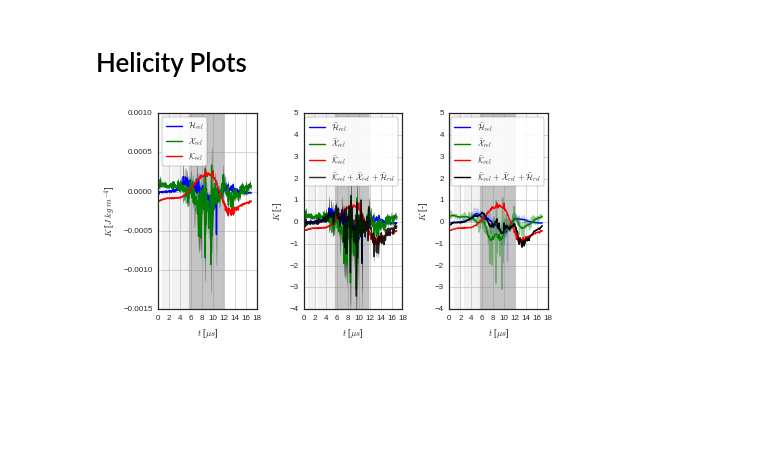
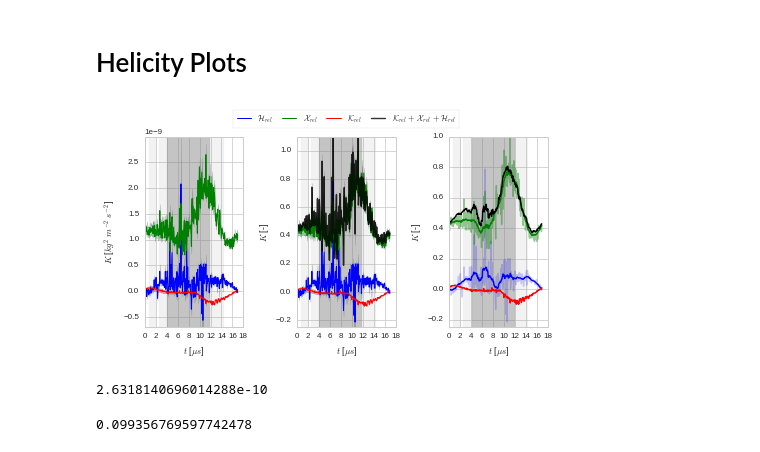
Before and after one commit to jensv/relative_canonical_helicity, a Jupyter notebook: thesis_figures/thesis_figures.ipynb, the cells around one changed output. Drawn from its saved outputs; the diff is of its cells as text; code cells hidden in the pictures; blank space fills up the shorter version.

Commit message:
Update to thesis figures, reflect expansion of joint measurement volume in figs.
New helicity calculations in larger joint volume.

```diff
--- a/thesis_figures/thesis_figures.ipynb
+++ b/thesis_figures/thesis_figures.ipynb
@@ -723,35 +822,56 @@ helicities_std = {'relative_magnetic': relative_magnetic_std,
 # %%
 fig, axes = plt.subplots(1, 3, figsize=(6.5, 3.5))
 compare_helicities_mean_std(helicities,
                              helicities_std,
                              S_0_velocity=None,
                              nondim=False,
                              magnetic=False, kinetic=False, cross=False,
                              normalize=False,
                              labels_case="default",
-                             add_cross_magnetic=False, axes=axes[0])
+                             add_cross_magnetic=False, axes=axes[0],
+                             ylim=(-0.7e-9, 3e-9),
+                             legend=False)
 compare_helicities(helicities,
                    S_0_velocity='u_alfven',
                    nondim=True,
                    magnetic=False, kinetic=False, cross=False,
-                   normalize='relative_magnetic',
+                   normalize='relative_cross',
                    labels_case="dimless",
                    filter_width_kinetic=15,
-                   filter_width_cross=15, ylim=(-4, 5),
-                   add_cross_magnetic=False, add_three=True, axes=axes[2])
+                   filter_width_cross=15, ylim=(-0.25, 1.),
+                   add_cross_magnetic=False, add_three=True,
+                   axes=axes[2], legend=False)
 compare_helicities_mean_std(helicities,
                             helicities_std,
                             S_0_velocity='u_alfven',
                             nondim=True,
                             magnetic=False, kinetic=False, cross=False,
-                            normalize='relative_magnetic',
-                            labels_case="dimless",
-                            ylim=(-4, 5),
-                            add_cross_magnetic=False, add_three=True, axes=axes[1])
-axes[0].grid()
-axes[1].grid()
-axes[2].grid()
+                            normalize='relative_cross',
+                            labels_case="default",
+                            ylim=(-0.25, 1.1),
+                            add_cross_magnetic=False,
+                            add_three=True, axes=axes[1], legend=False)
+#axes[0].grid()
+#axes[1].grid()
+#axes[2].grid()
+lgd = axes[1].legend(bbox_to_anchor=[0.5,1.15],
+                     loc='upper center',
+                     borderaxespad=0.25,
+                     ncol=4,
+                     frameon=True,
+                     handlelength=1.8,
+                     columnspacing=1.1)
 plt.tight_layout()
-plt.savefig('helicities.png', dpi=600)
+plt.savefig('helicities.png', dpi=600,
+            bbox_extra_artists=(lgd,),
+            bbox_inches='tight')
 # %% [output]
-[figure, old version]
+[figure, new version]
+# %%
+np.abs(helicities['relative_magnetic']).max()
+# %% [output]
+2.6318140696014288e-10
+# %%
+np.abs(helicities['relative_magnetic']).max()/np.abs(helicities['relative_cross']).max()
+# %% [output]
+0.099356769597742478
```
Also changed, not shown: parts of 14 cells of this notebook, 8 other files.
